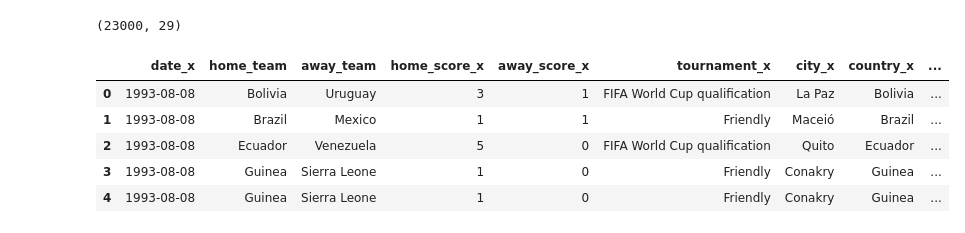
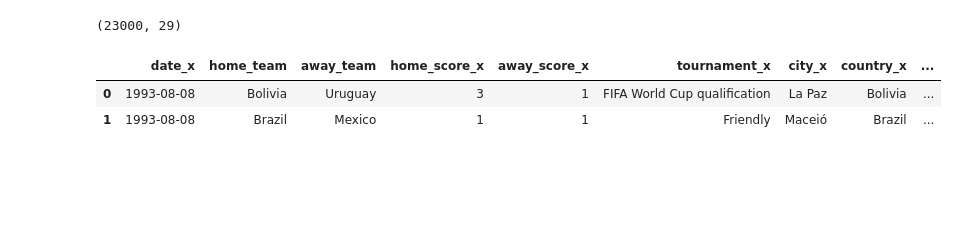
Before and after one commit to mwinzie/Football-Analysis---Mchezopesa-Limited, a Jupyter notebook: Moringa_Data_Science_Core_W6_Independent_Project_Agnes_Mwinzi_DataScience.ipynb, the cells around one changed output. Cells and saved outputs as stored; diff of their text form; code cells hidden in the pictures; blank space fills up the shorter version.

```diff
--- a/Moringa_Data_Science_Core_W6_Independent_Project_Agnes_Mwinzi_DataScience.ipynb
+++ b/Moringa_Data_Science_Core_W6_Independent_Project_Agnes_Mwinzi_DataScience.ipynb
@@ -294,11 +333,8 @@ awayteam.shape
 # %%
 #merging the hometeam and awayteam dataframes
 teams = pd.merge(hometeam, awayteam , how ='left', left_on=['month','year', 'home_team', 'away_team'], right_on=['month','year', 'home_team', 'away_team'])
-teams.head()
+teams.head(2)
 # %% [output]
 |  | date_x | home_team | away_team | home_score_x | away_score_x | tournament_x | city_x | country_x | ... |
 | 0 | 1993-08-08 | Bolivia | Uruguay | 3 | 1 | FIFA World Cup qualification | La Paz | Bolivia | ... |
 | 1 | 1993-08-08 | Brazil | Mexico | 1 | 1 | Friendly | Maceió | Brazil | ... |
-| 2 | 1993-08-08 | Ecuador | Venezuela | 5 | 0 | FIFA World Cup qualification | Quito | Ecuador | ... |
-| 3 | 1993-08-08 | Guinea | Sierra Leone | 1 | 0 | Friendly | Conakry | Guinea | ... |
-| 4 | 1993-08-08 | Guinea | Sierra Leone | 1 | 0 | Friendly | Conakry | Guinea | ... |
```
Also changed, not shown: parts of 95 cells of this notebook.
